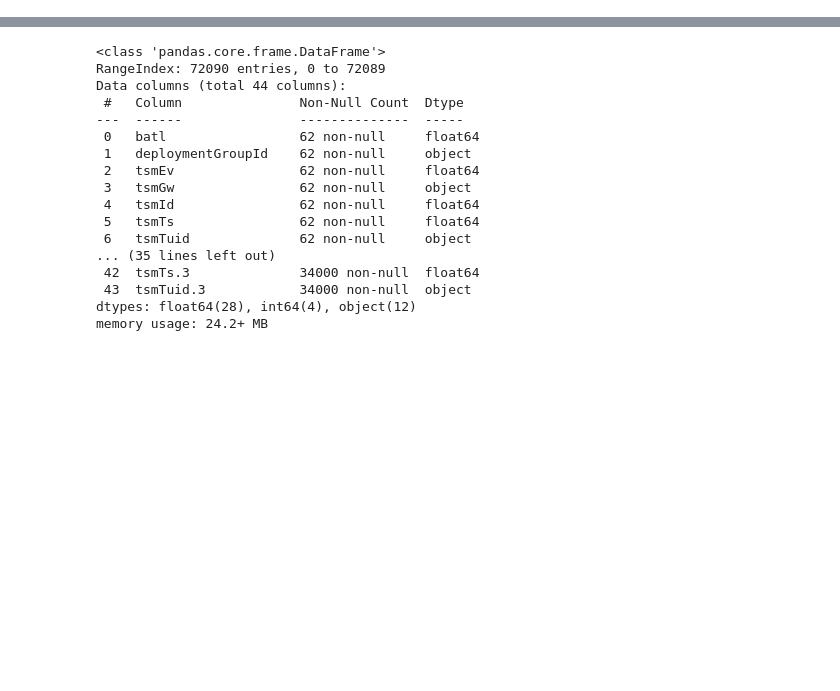
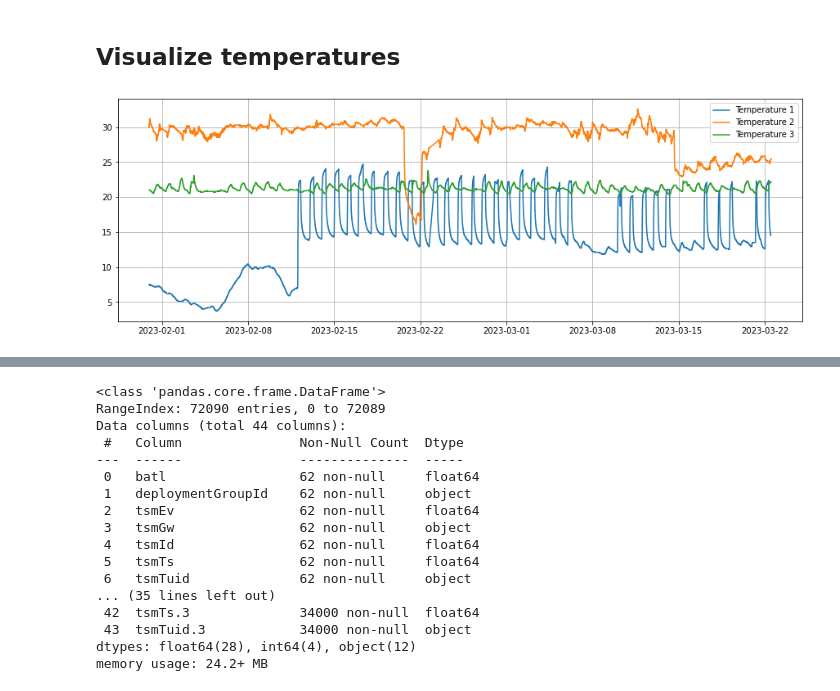
Before and after one commit to itsAiham/bachelor_thesis_HKR2023, a Jupyter notebook: main.ipynb, the cells around one changed output, grey strips where cells are left out. Cells and saved outputs as stored; diff of their text form; code cells hidden in the pictures; blank space fills up the shorter version.

```diff
--- a/main.ipynb
+++ b/main.ipynb
@@ -456,0 +140,4 @@ plt.show()
+# %%
+temp1_datetime = [datetime.datetime.fromtimestamp(x) for x in sensor1['tsmTs.2']]
+temp2_datetime = [datetime.datetime.fromtimestamp(x) for x in sensor2['tsmTs.2']]
+temp3_datetime = [datetime.datetime.fromtimestamp(x) for x in sensor3['tsmTs.2']]
@@ -456,0 +165,15 @@ plt.show()
+# %% [markdown]
+## Visualize temperatures
+# %%
+plt.figure(figsize=(15,5))
+
+plt.plot(temp1_datetime, sensor1.temp, label='Temperature 1')
+plt.plot(temp2_datetime, sensor2.temp, label='Temperature 2')
+plt.plot(temp3_datetime, sensor3.temp, label='Temperature 3')
+
+
+plt.grid(True)
+plt.legend()
+plt.show()
+# %% [output]
+[figure, added]
```
Also changed, not shown: parts of 184 cells of this notebook.
